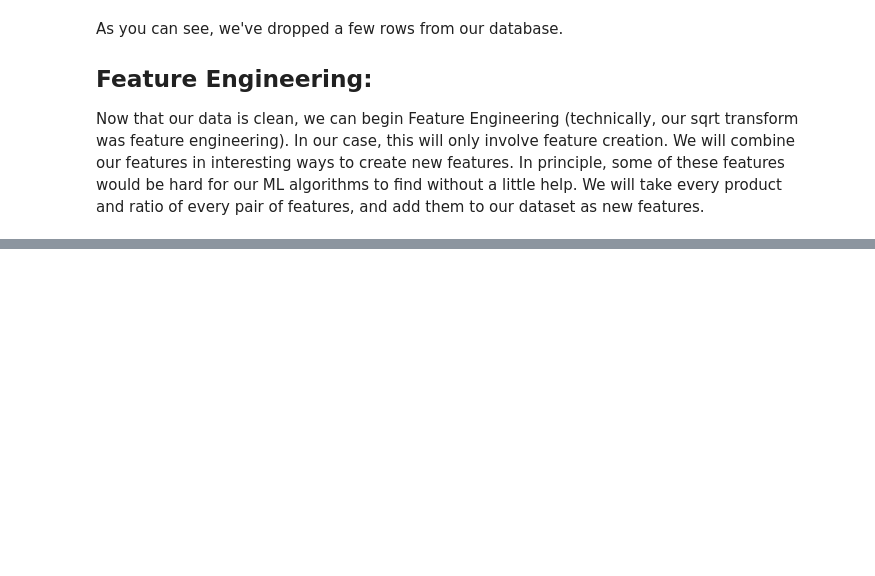
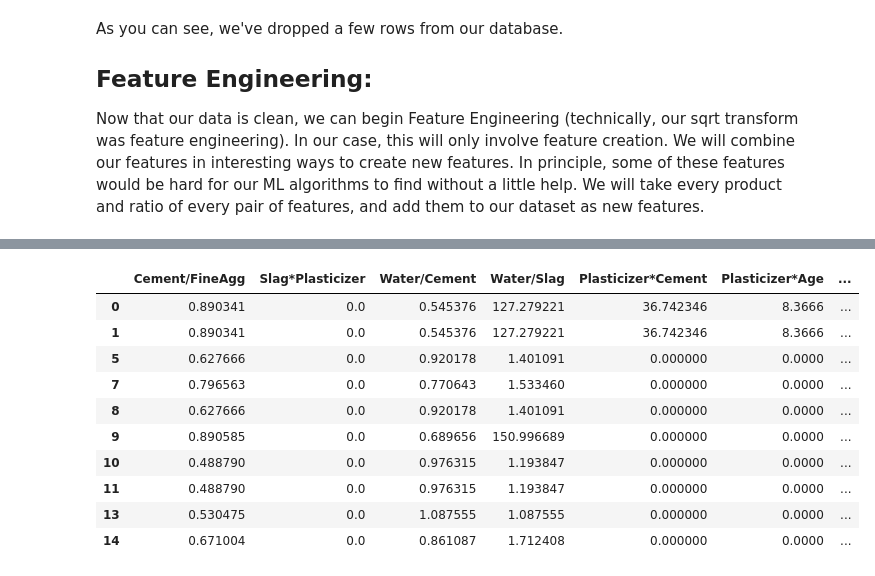
Before and after one commit to aasadi-ai/Concrete-Project-Part-1-Naive-Approach, a Jupyter notebook: ML_Walkthrough.ipynb, the cells around one changed output, grey strips where cells are left out. Drawn from its saved outputs; the diff is of its cells as text; code cells hidden in the pictures; blank space fills up the shorter version.

```diff
--- a/ML_Walkthrough.ipynb
+++ b/ML_Walkthrough.ipynb
@@ -52,0 +145,16 @@ df.columns.tolist()[15:30]
+# %%
+from featureSelection import *
+df = selectFeatures()
+df.head(10)
+# %% [output]
+|  | Cement/FineAgg | Slag*Plasticizer | Water/Cement | Water/Slag | Plasticizer*Cement | Plasticizer*Age | ... |
+| 0 | 0.890341 | 0.0 | 0.545376 | 127.279221 | 36.742346 | 8.3666 | ... |
+| 1 | 0.890341 | 0.0 | 0.545376 | 127.279221 | 36.742346 | 8.3666 | ... |
+| 5 | 0.627666 | 0.0 | 0.920178 | 1.401091 | 0.000000 | 0.0000 | ... |
+| 7 | 0.796563 | 0.0 | 0.770643 | 1.533460 | 0.000000 | 0.0000 | ... |
+| 8 | 0.627666 | 0.0 | 0.920178 | 1.401091 | 0.000000 | 0.0000 | ... |
+| 9 | 0.890585 | 0.0 | 0.689656 | 150.996689 | 0.000000 | 0.0000 | ... |
+| 10 | 0.488790 | 0.0 | 0.976315 | 1.193847 | 0.000000 | 0.0000 | ... |
+| 11 | 0.488790 | 0.0 | 0.976315 | 1.193847 | 0.000000 | 0.0000 | ... |
+| 13 | 0.530475 | 0.0 | 1.087555 | 1.087555 | 0.000000 | 0.0000 | ... |
+| 14 | 0.671004 | 0.0 | 0.861087 | 1.712408 | 0.000000 | 0.0000 | ... |
```
Also changed, not shown: parts of 12 cells of this notebook, 5 other files.
